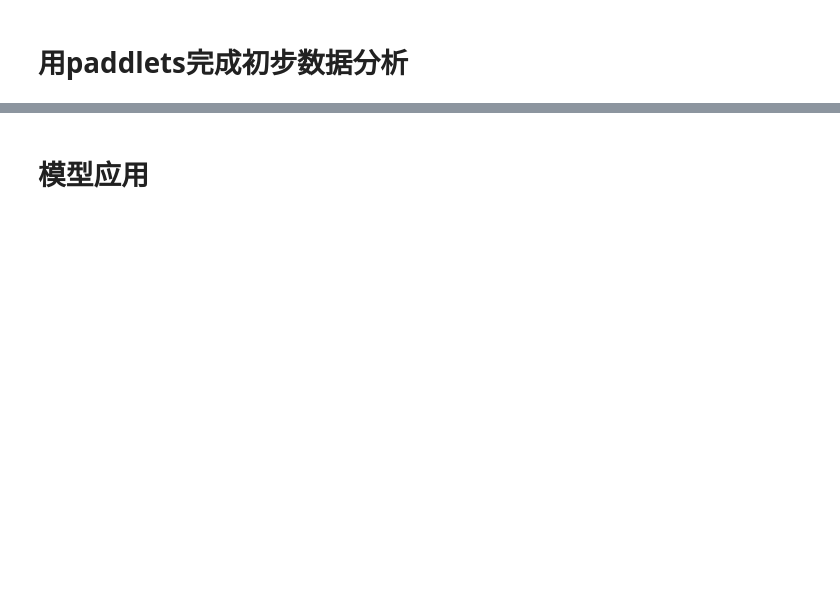
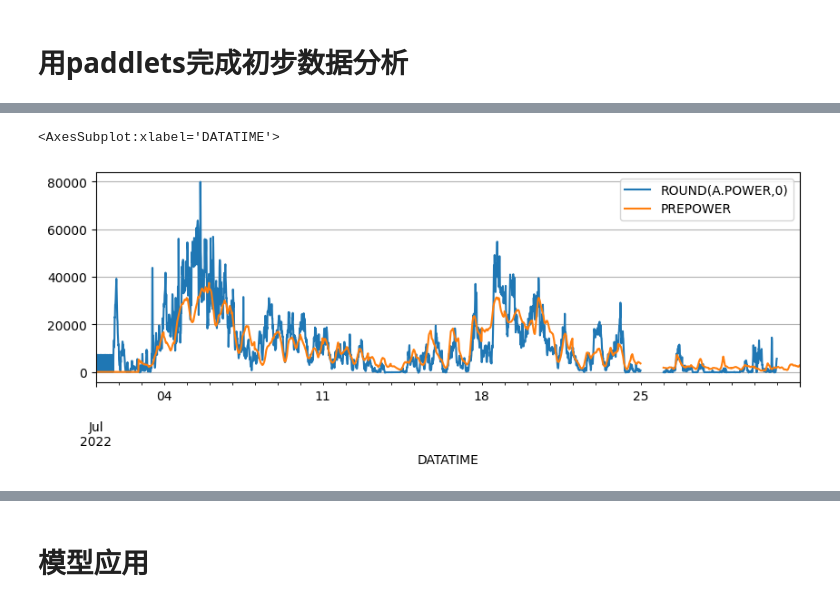
Before and after one commit to tju2050633/KaggleProjects, a Jupyter notebook: code/notebooks/wind-power-benchmark.ipynb, the cells around one changed output, grey strips where cells are left out. Saved outputs shown, nothing was run; the diff lists cells and outputs as text; code cells hidden in the pictures; blank space fills up the shorter version.

```diff
--- a/code/notebooks/wind-power-benchmark.ipynb
+++ b/code/notebooks/wind-power-benchmark.ipynb
@@ -127,2 +167,7 @@ target_cov_dataset.plot(['PREPOWER', 'ROUND(A.POWER,0)','YD15'])
+# %%
+target_cov_dataset.plot(['ROUND(A.POWER,0)', 'PREPOWER'])
+# %% [output]
+<AxesSubplot:xlabel='DATATIME'>
+[figure, added]
 # %%
 target_cov_dataset.summary()
```
Also changed, not shown: parts of 24 cells of this notebook, 19 other files.
